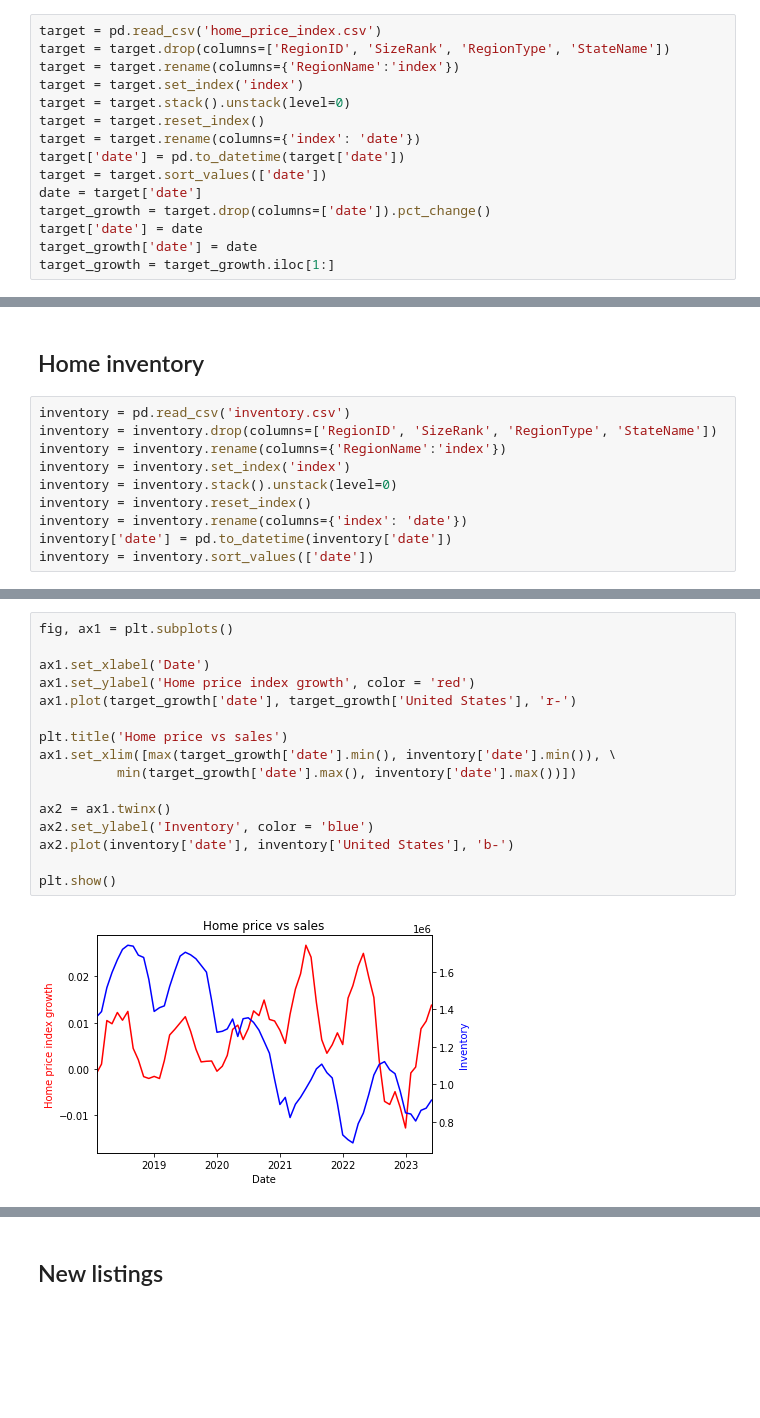
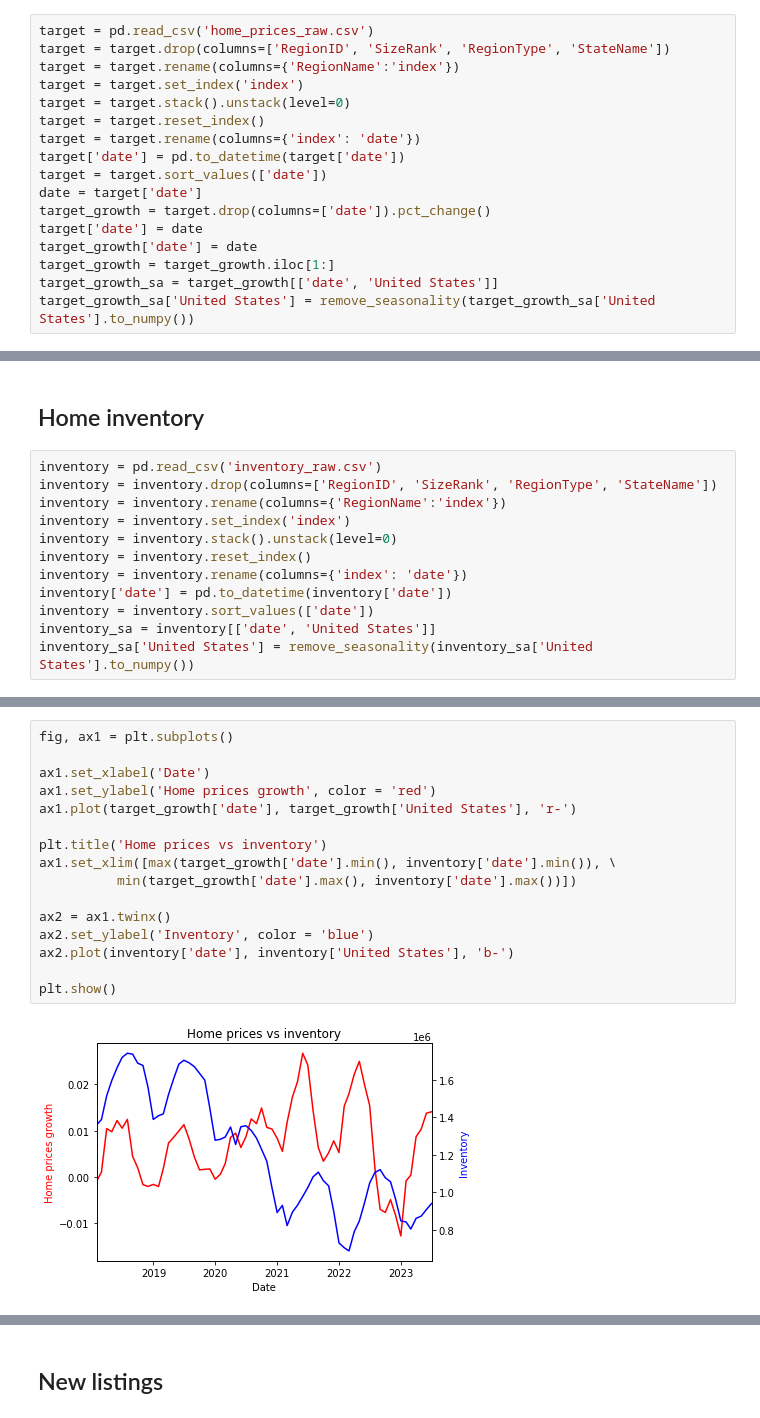
Before and after one commit to ArianeDucellier/forecasting, a Jupyter notebook: EDA.ipynb, the cells around one changed output, grey strips where cells are left out. Saved outputs shown, nothing was run; the diff lists cells and outputs as text; blank space fills up the shorter version.

```diff
--- a/EDA.ipynb
+++ b/EDA.ipynb
@@ -9,7 +45,7 @@ import pandas as pd
 # %% [markdown]
 ## Target
 # %%
-target = pd.read_csv('home_price_index.csv')
+target = pd.read_csv('home_prices_raw.csv')
 target = target.drop(columns=['RegionID', 'SizeRank', 'RegionType', 'StateName'])
 target = target.rename(columns={'RegionName':'index'})
 target = target.set_index('index')
@@ -23,3 +59,5 @@ target_growth = target.drop(columns=['date']).pct_change()
 target['date'] = date
 target_growth['date'] = date
 target_growth = target_growth.iloc[1:]
+target_growth_sa = target_growth[['date', 'United States']]
+target_growth_sa['United States'] = remove_seasonality(target_growth_sa['United States'].to_numpy())
@@ -56,7 +149,7 @@ plt.show()
 # %% [markdown]
 ## Home inventory
 # %%
-inventory = pd.read_csv('inventory.csv')
+inventory = pd.read_csv('inventory_raw.csv')
 inventory = inventory.drop(columns=['RegionID', 'SizeRank', 'RegionType', 'StateName'])
 inventory = inventory.rename(columns={'RegionName':'index'})
 inventory = inventory.set_index('index')
@@ -65,3 +158,5 @@ inventory = inventory.reset_index()
 inventory = inventory.rename(columns={'index': 'date'})
 inventory['date'] = pd.to_datetime(inventory['date'])
 inventory = inventory.sort_values(['date'])
+inventory_sa = inventory[['date', 'United States']]
+inventory_sa['United States'] = remove_seasonality(inventory_sa['United States'].to_numpy())
@@ -68,18 +171,18 @@ inventory = inventory.sort_values(['date'])
 # %%
 fig, ax1 = plt.subplots()
 
 ax1.set_xlabel('Date')
-ax1.set_ylabel('Home price index growth', color = 'red')
+ax1.set_ylabel('Home prices growth', color = 'red')
 ax1.plot(target_growth['date'], target_growth['United States'], 'r-')
 
-plt.title('Home price vs sales')
+plt.title('Home prices vs inventory')
 ax1.set_xlim([max(target_growth['date'].min(), inventory['date'].min()), \
           min(target_growth['date'].max(), inventory['date'].max())])
 
 ax2 = ax1.twinx()
 ax2.set_ylabel('Inventory', color = 'blue')
 ax2.plot(inventory['date'], inventory['United States'], 'b-')
 
 plt.show()
 # %% [output]
-[figure, old version]
+[figure, new version]
```
Also changed, not shown: parts of 26 cells of this notebook.
